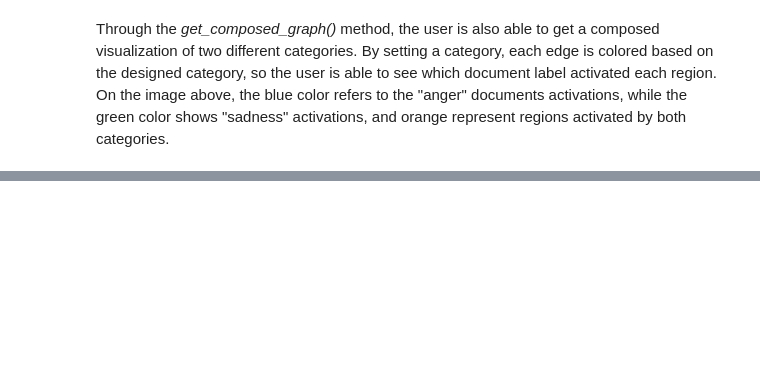
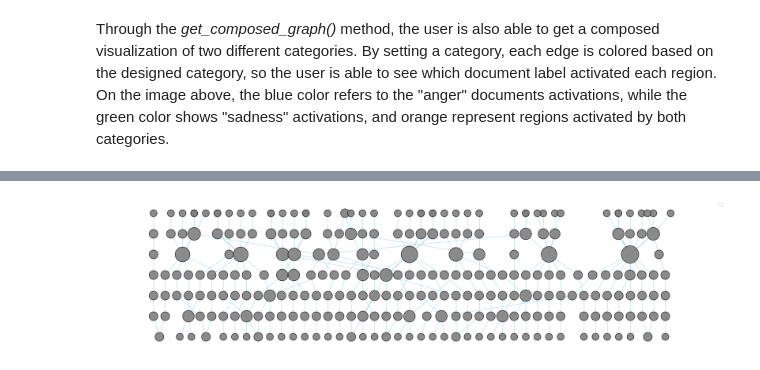
Before and after one commit to explic-ai/LLM-MRI, a Jupyter notebook: examples/Emotions.ipynb, the cells around one changed output, grey strips where cells are left out. Drawn from its saved outputs; the diff is of its cells as text; code cells hidden in the pictures; blank space fills up the shorter version.

```diff
--- a/examples/Emotions.ipynb
+++ b/examples/Emotions.ipynb
@@ -141,3 +141,11 @@ plt.show()
+# %%
+g = llm_mri.get_graph()
+img = llm_mri.get_graph_image(g)
+
+plt.box(False)
+plt.show()
+# %% [output]
+[figure, added]
 # %%
 g_joy_surprise = llm_mri.get_composed_graph("joy", "surprise")
 g_joy_surprise_img = llm_mri.get_graph_image(g_joy_surprise)
```
Also changed, not shown: parts of 7 cells of this notebook, 2 other files.
